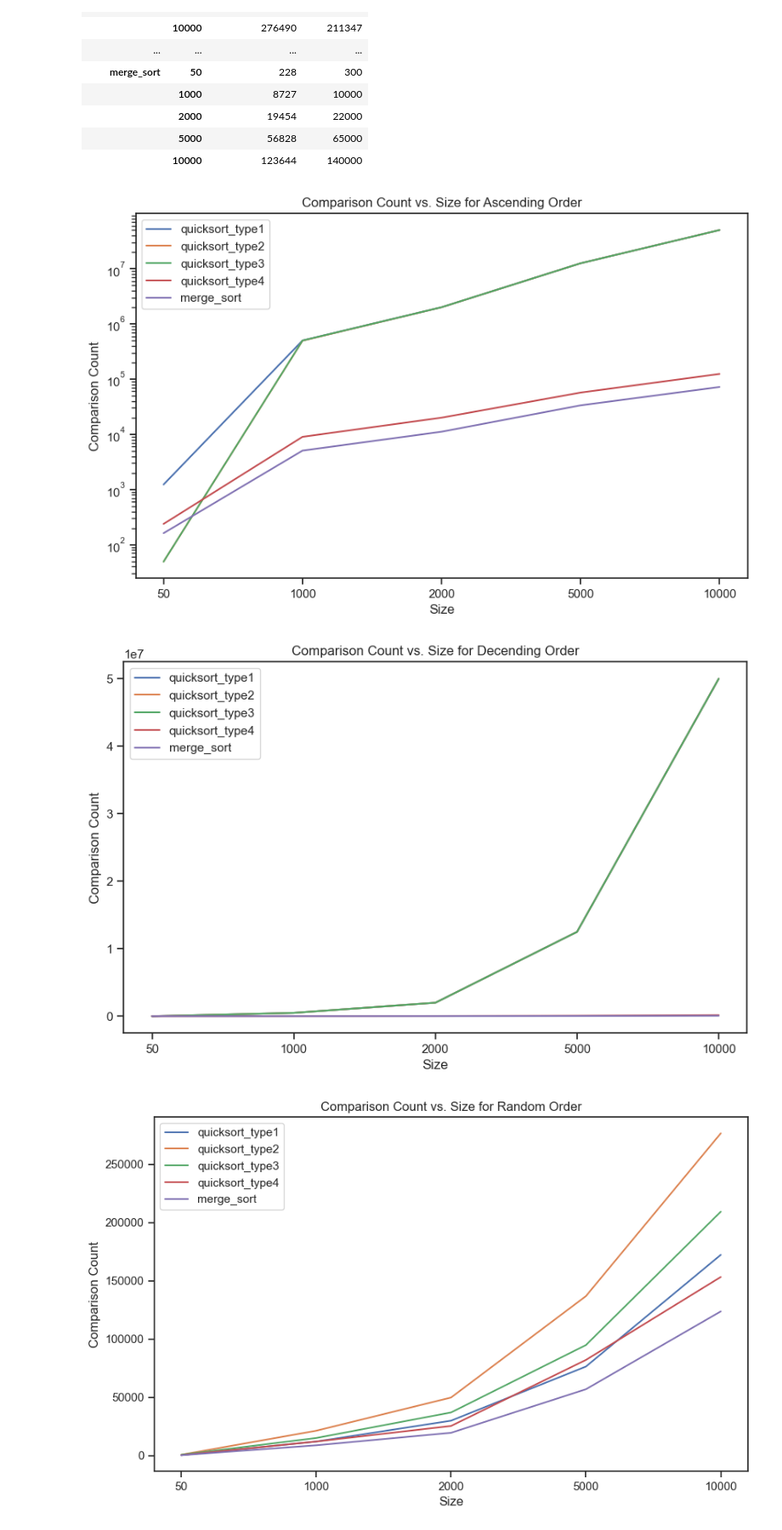
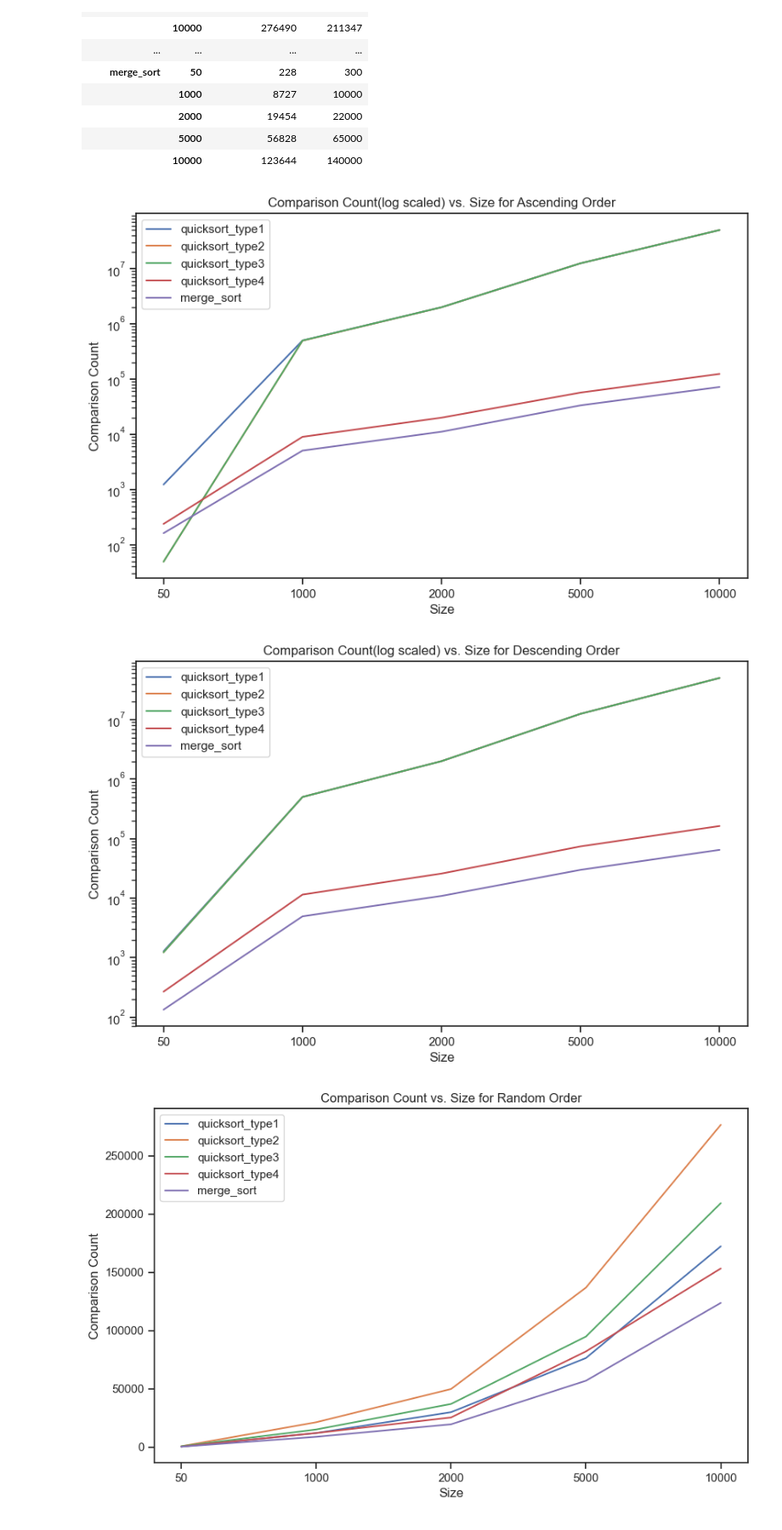
Before and after one commit to cvaisnor/quick-merge-testing, a Jupyter notebook: comparing_sorts.ipynb, the cells around one changed output. Shown: that part at 85% size. Saved outputs shown, nothing was run; the diff lists cells and outputs as text; code cells hidden in the pictures.

```diff
--- a/comparing_sorts.ipynb
+++ b/comparing_sorts.ipynb
@@ -140,7 +140,7 @@ sns.lineplot(x='size', y='comparison_count', hue='sorting_type', data=ascending_
 ax.legend(loc='upper left')
 
 # add a title
-ax.set_title('Comparison Count vs. Size for Ascending Order')
+ax.set_title('Comparison Count(log scaled) vs. Size for Ascending Order')
 
 # add x and y labels
 ax.set_xlabel('Size')
@@ -151,29 +151,29 @@ ax.set_yscale('log')
 
 plt.show()
 # %% [output]
-[figure, old version]
+[figure, new version]
 # %%
 # plot the dataframes
 fig, ax = plt.subplots(figsize=(10,6))
 
 sns.lineplot(x='size', y='comparison_count', hue='sorting_type', data=descending_all, ax=ax)
 
 # add a legend
 ax.legend(loc='upper left')
 
 # add a title
-ax.set_title('Comparison Count vs. Size for Decending Order')
+ax.set_title('Comparison Count(log scaled) vs. Size for Descending Order')
 
 # add x and y labels
 ax.set_xlabel('Size')
 ax.set_ylabel('Comparison Count')
 
 # scale the y axis to a logarithmic scale
-# ax.set_yscale('log')
+ax.set_yscale('log')
 
 plt.show()
 # %% [output]
-[figure, old version]
+[figure, new version]
 # %%
 # plot the dataframes
 fig, ax = plt.subplots(figsize=(10,6))
```
Also changed, not shown: parts of 2 cells of this notebook.
